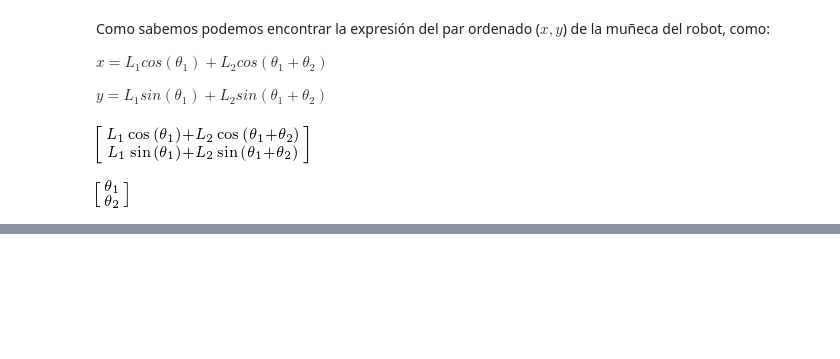
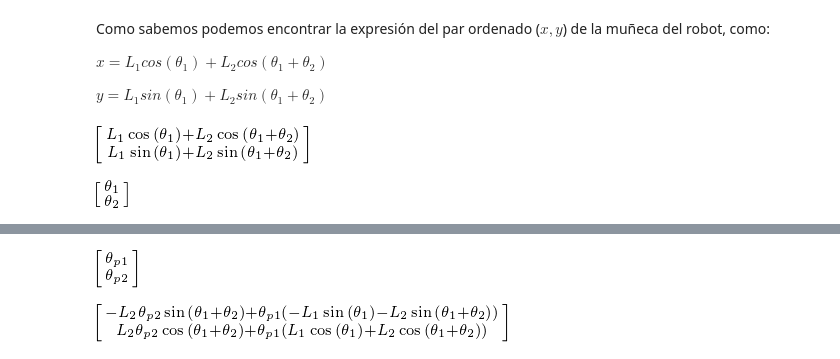
Before and after one commit to elsuizo/Control_de_robots_py, a Jupyter notebook: tp4.ipynb, the cells around one changed output, grey strips where cells are left out. Saved outputs shown, nothing was run; the diff lists cells and outputs as text; code cells hidden in the pictures; blank space fills up the shorter version.

```diff
--- a/tp4.ipynb
+++ b/tp4.ipynb
@@ -61,0 +76,11 @@ M.jacobian(Theta)
+# %%
+theta_p_1, theta_p_2 = symbols('theta_p_1 theta_p_2') #velocidades angulares
+Theta_punto = Matrix([theta_p_1, theta_p_2])
+Theta_punto
+# %% [output]
+[figure, added]
+# %%
+X_p = J * Theta_punto
+X_p
+# %% [output]
+[figure, added]
```
Also changed, not shown: parts of 38 cells of this notebook.
